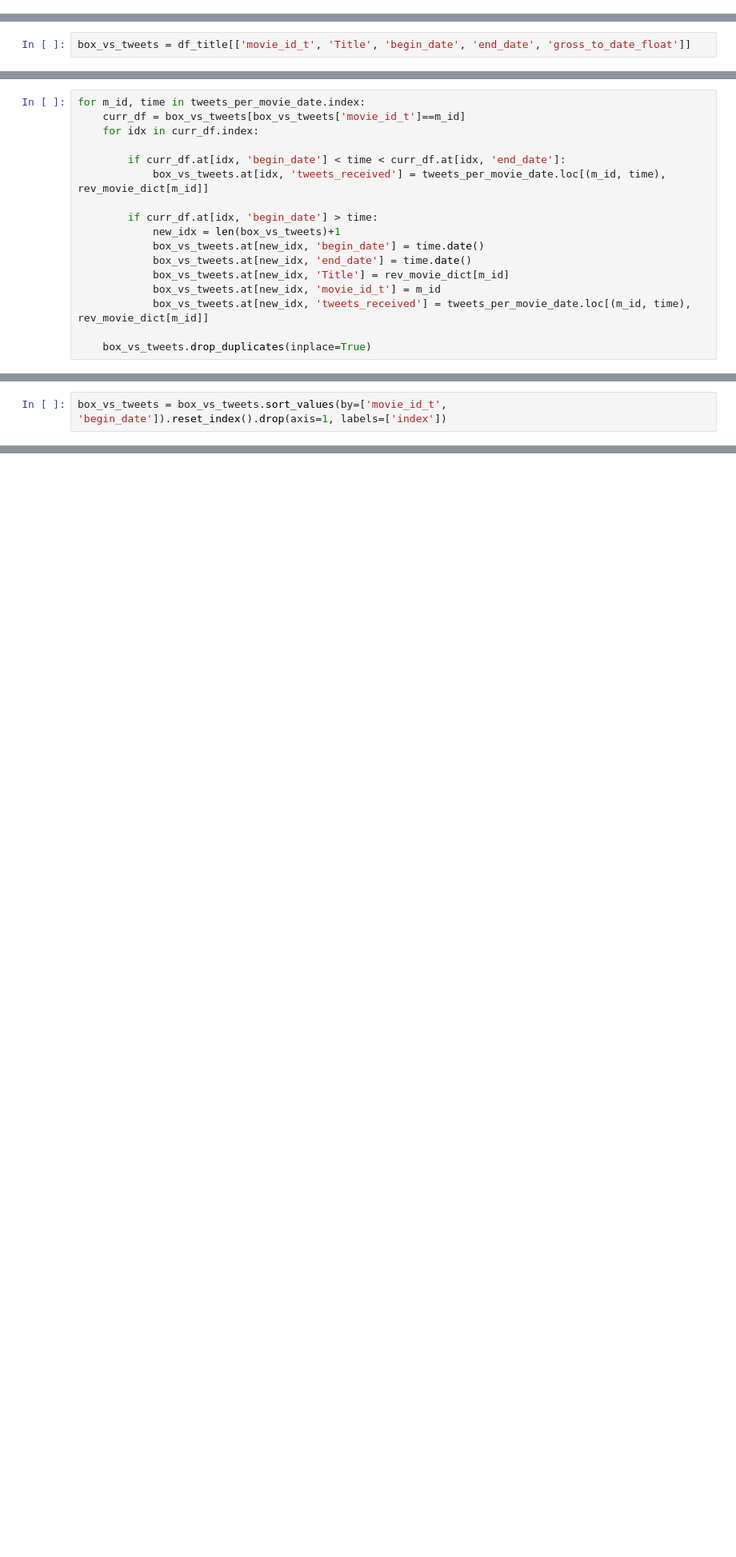
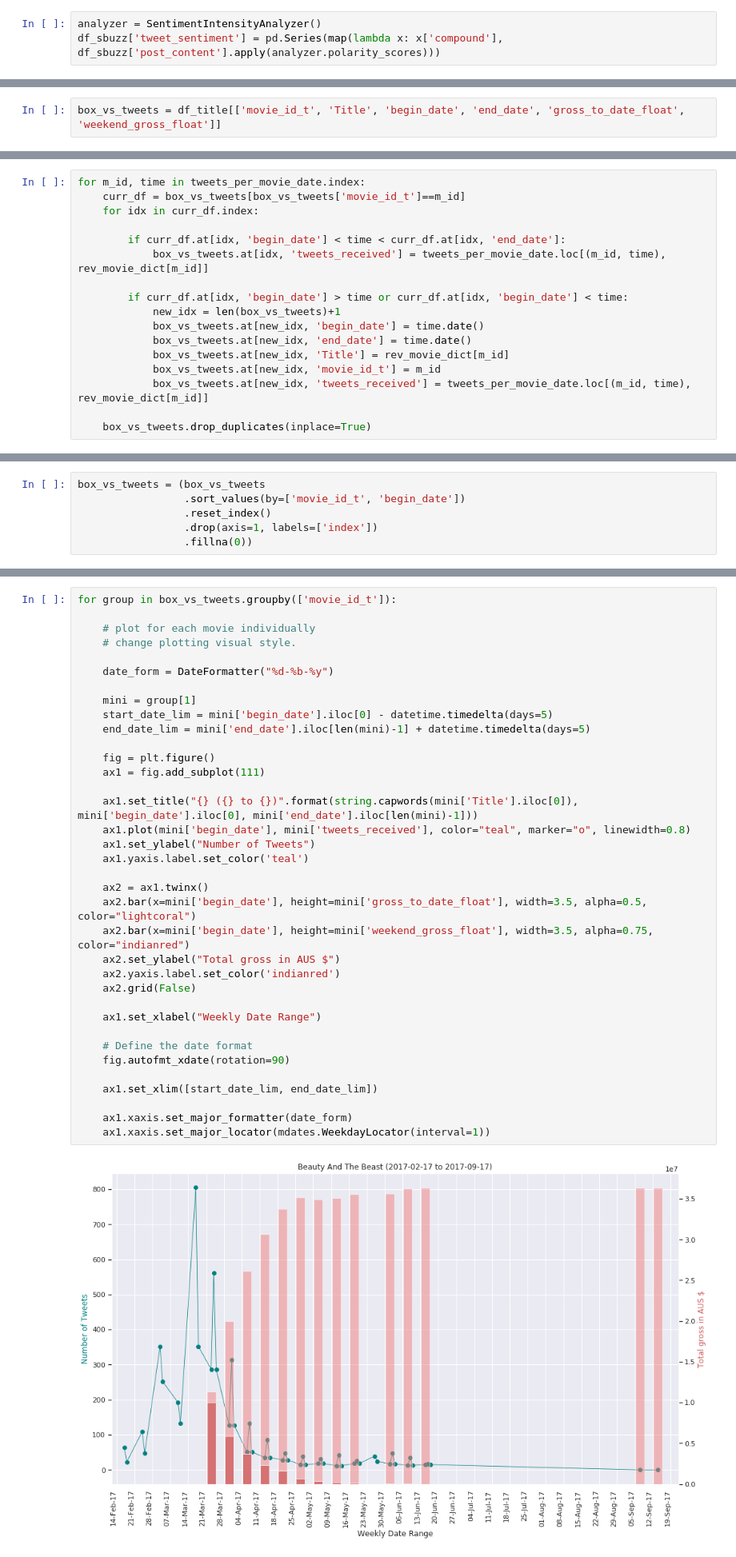
Before and after one commit to tharangni/syn-the-sis-io, a Jupyter notebook: job.ipynb, the cells around one changed output, grey strips where cells are left out. Shown at 80% size. Drawn from its saved outputs; the diff is of its cells as text; blank space fills up the shorter version.

Commit message:
sentiment + tweets analysis

```diff
--- a/job.ipynb
+++ b/job.ipynb
@@ -87,6 +102,9 @@ for i in df_sbuzz.index:
     df_sbuzz.at[i, 'movie_id_s'] = int(movie_dict[df_sbuzz.at[i, 'title']])
     df_sbuzz.at[i, 'nth_week_number'] = df_sbuzz.at[i, 'post_date'].isocalendar()[1]
     df_sbuzz.at[i, 'is_influencer'] = df_sbuzz.at[i, 'user_followers_count'] > 10000
+# %%
+analyzer = SentimentIntensityAnalyzer()
+df_sbuzz['tweet_sentiment'] = pd.Series(map(lambda x: x['compound'], df_sbuzz['post_content'].apply(analyzer.polarity_scores)))
 # %%
 titles = list(df_title['movie_id_t'].unique())
 titles_buzz =  list(df_sbuzz['movie_id_s'].unique())
@@ -190,7 +225,7 @@ nth_week_releases = sns.heatmap(
 # %%
 tweets_per_movie_date = df_sbuzz.groupby(['movie_id_s', 'title', 'post_date']).size().unstack(1)
 # %%
-box_vs_tweets = df_title[['movie_id_t', 'Title', 'begin_date', 'end_date', 'gross_to_date_float']]
+box_vs_tweets = df_title[['movie_id_t', 'Title', 'begin_date', 'end_date', 'gross_to_date_float', 'weekend_gross_float']]
 # %%
 box_vs_tweets["tweets_received"] = 0
 # %%
@@ -201,7 +236,7 @@ for m_id, time in tweets_per_movie_date.index:
         if curr_df.at[idx, 'begin_date'] < time < curr_df.at[idx, 'end_date']:
             box_vs_tweets.at[idx, 'tweets_received'] = tweets_per_movie_date.loc[(m_id, time), rev_movie_dict[m_id]]
 
-        if curr_df.at[idx, 'begin_date'] > time:
+        if curr_df.at[idx, 'begin_date'] > time or curr_df.at[idx, 'begin_date'] < time:
             new_idx = len(box_vs_tweets)+1
             box_vs_tweets.at[new_idx, 'begin_date'] = time.date()
             box_vs_tweets.at[new_idx, 'end_date'] = time.date()
@@ -213,4 +248,8 @@ for m_id, time in tweets_per_movie_date.index:
 # %%
 # tweets_per_movie_date
 # %%
-box_vs_tweets = box_vs_tweets.sort_values(by=['movie_id_t', 'begin_date']).reset_index().drop(axis=1, labels=['index'])
+box_vs_tweets = (box_vs_tweets
+                 .sort_values(by=['movie_id_t', 'begin_date'])
+                 .reset_index()
+                 .drop(axis=1, labels=['index'])
+                 .fillna(0))
@@ -248,0 +256,38 @@ ax.xaxis.set_major_locator(mdates.MonthLocator(interval=1))
+# %%
+for group in box_vs_tweets.groupby(['movie_id_t']):
+
+    # plot for each movie individually
+    # change plotting visual style.
+
+    date_form = DateFormatter("%d-%b-%y")
+
+    mini = group[1]
+    start_date_lim = mini['begin_date'].iloc[0] - datetime.timedelta(days=5)
+    end_date_lim = mini['end_date'].iloc[len(mini)-1] + datetime.timedelta(days=5)
+
+    fig = plt.figure()
+    ax1 = fig.add_subplot(111)
+
+    ax1.set_title("{} ({} to {})".format(string.capwords(mini['Title'].iloc[0]), mini['begin_date'].iloc[0], mini['end_date'].iloc[len(mini)-1]))
+    ax1.plot(mini['begin_date'], mini['tweets_received'], color="teal", marker="o", linewidth=0.8)
+    ax1.set_ylabel("Number of Tweets")
+    ax1.yaxis.label.set_color('teal')
+
+    ax2 = ax1.twinx()
+    ax2.bar(x=mini['begin_date'], height=mini['gross_to_date_float'], width=3.5, alpha=0.5, color="lightcoral")
+    ax2.bar(x=mini['begin_date'], height=mini['weekend_gross_float'], width=3.5, alpha=0.75, color="indianred")
+    ax2.set_ylabel("Total gross in AUS $")
+    ax2.yaxis.label.set_color('indianred')
+    ax2.grid(False)
+
+    ax1.set_xlabel("Weekly Date Range")
+
+    # Define the date format
+    fig.autofmt_xdate(rotation=90)
+
+    ax1.set_xlim([start_date_lim, end_date_lim])
+
+    ax1.xaxis.set_major_formatter(date_form)
+    ax1.xaxis.set_major_locator(mdates.WeekdayLocator(interval=1))
+# %% [output]
+[figure, added]
```
Also changed, not shown: parts of 25 cells of this notebook.
